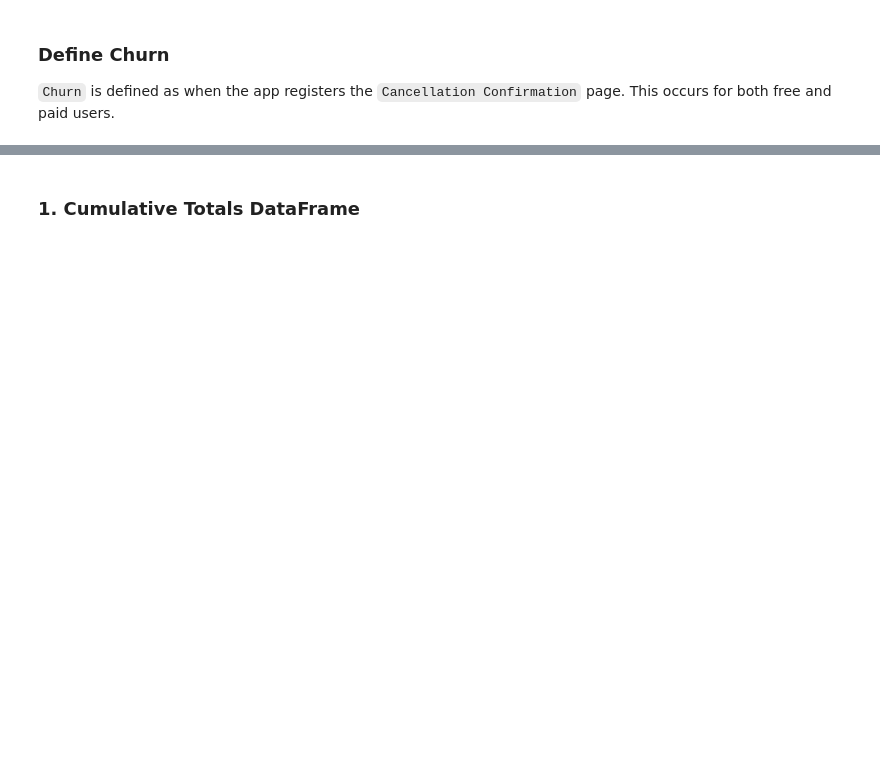
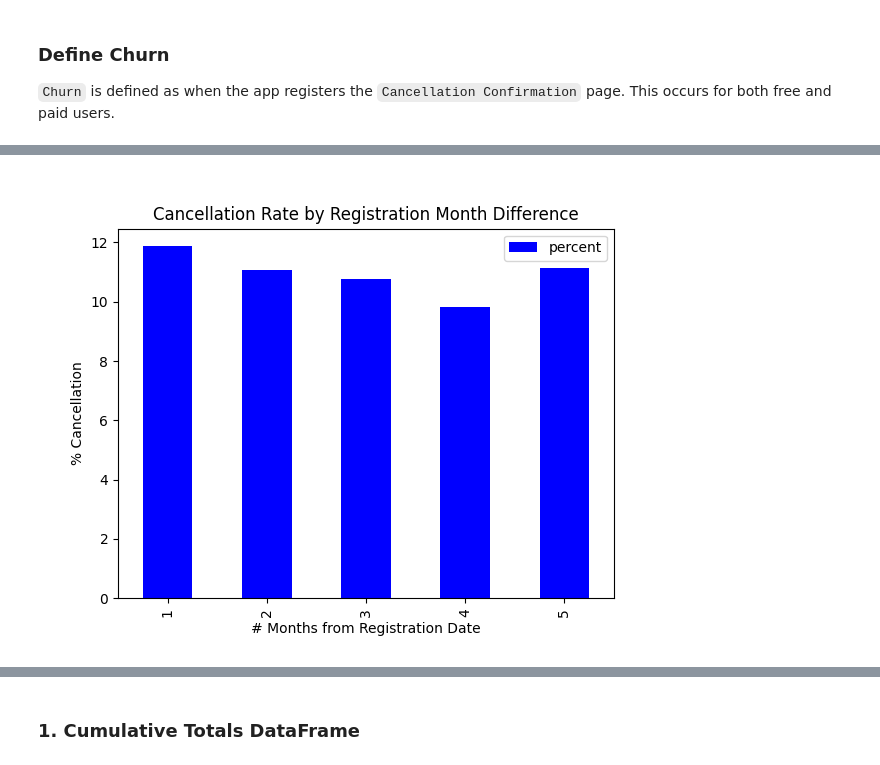
Before and after one commit to DJSherwood/Pyspark-Udacity-Capstone, a Jupyter notebook: Sparkify_Cluster.ipynb, the cells around one changed output, grey strips where cells are left out. Drawn from its saved outputs; the diff is of its cells as text; code cells hidden in the pictures; blank space fills up the shorter version.

```diff
--- a/Sparkify_Cluster.ipynb
+++ b/Sparkify_Cluster.ipynb
@@ -65,6 +84,5 @@ root
 # %%
 # the size of the dataset
-df = df.filter(df.auth != "Guest")
 print((df.count(), len(df.columns)))
 # %% [output]
 [interactive output not drawn]
@@ -117,0 +160,7 @@ df = df.withColumn(
+# %%
+# create udf
+get_month = F.udf(lambda month: dt.fromtimestamp( month / 1000.0 ).strftime("%m") if month is not None else None)
+#
+df = df.withColumn("registrationMonth", get_month("registration").cast(T.IntegerType())) \
+    .withColumn("tsMonth", get_month("ts").cast(T.IntegerType())) \
+    .withColumn("diffMonth", F.col("tsMonth") - F.col("registrationMonth"))
@@ -117,0 +169,12 @@ df = df.withColumn(
+# %%
+cancel_rate_by_month = df.select("diffMonth","churn", "userId") \
+    .filter(df.diffMonth > 0) \
+    .filter(df.diffMonth < 6) \
+    .dropDuplicates() \
+    .groupBy("diffMonth") \
+    .pivot("churn") \
+    .agg(F.countDistinct("userId").alias("userIdCount")) \
+    .orderBy("diffMonth") \
+    .withColumn("percent", ( F.col("1") / ( F.col("1") + F.col("0") ) ) * 100 ) \
+    .select("diffMonth", "percent") \
+    .toPandas()
@@ -117,0 +183,7 @@ df = df.withColumn(
+# %%
+cancel_rate_by_month.plot(kind='bar',x='diffMonth',y='percent', color='blue')
+plt.title('Cancellation Rate by Registration Month Difference')
+plt.xlabel('# Months from Registration Date')
+plt.ylabel('% Cancellation')
+%matplot plt
+# %% [output]
@@ -118,3 +191,4 @@ df = df.withColumn(
+[figure, added]
 # %%
 # users who have a cancellation value of 1
 users_who_quit = df.filter(df.churn==1) \
```
Also changed, not shown: parts of 38 cells of this notebook, 1 other file.
